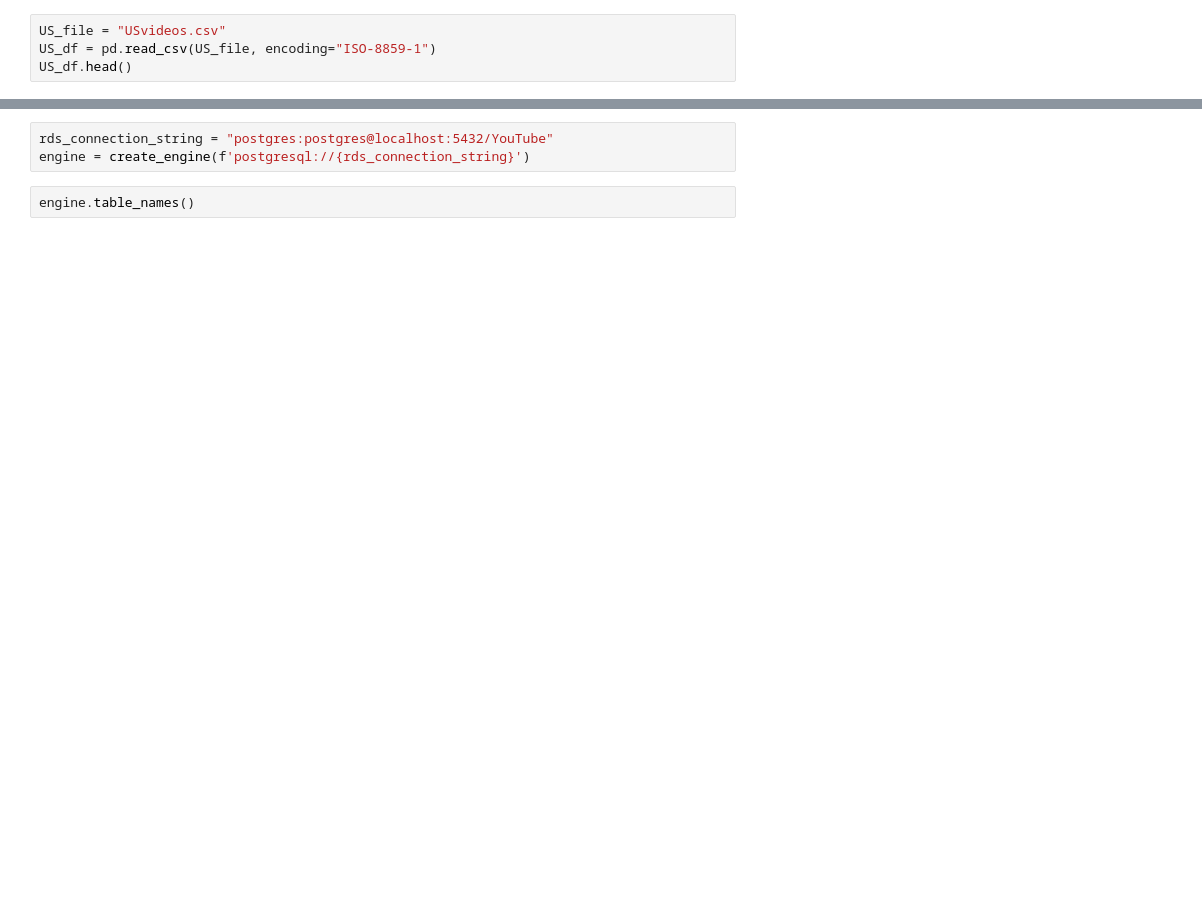
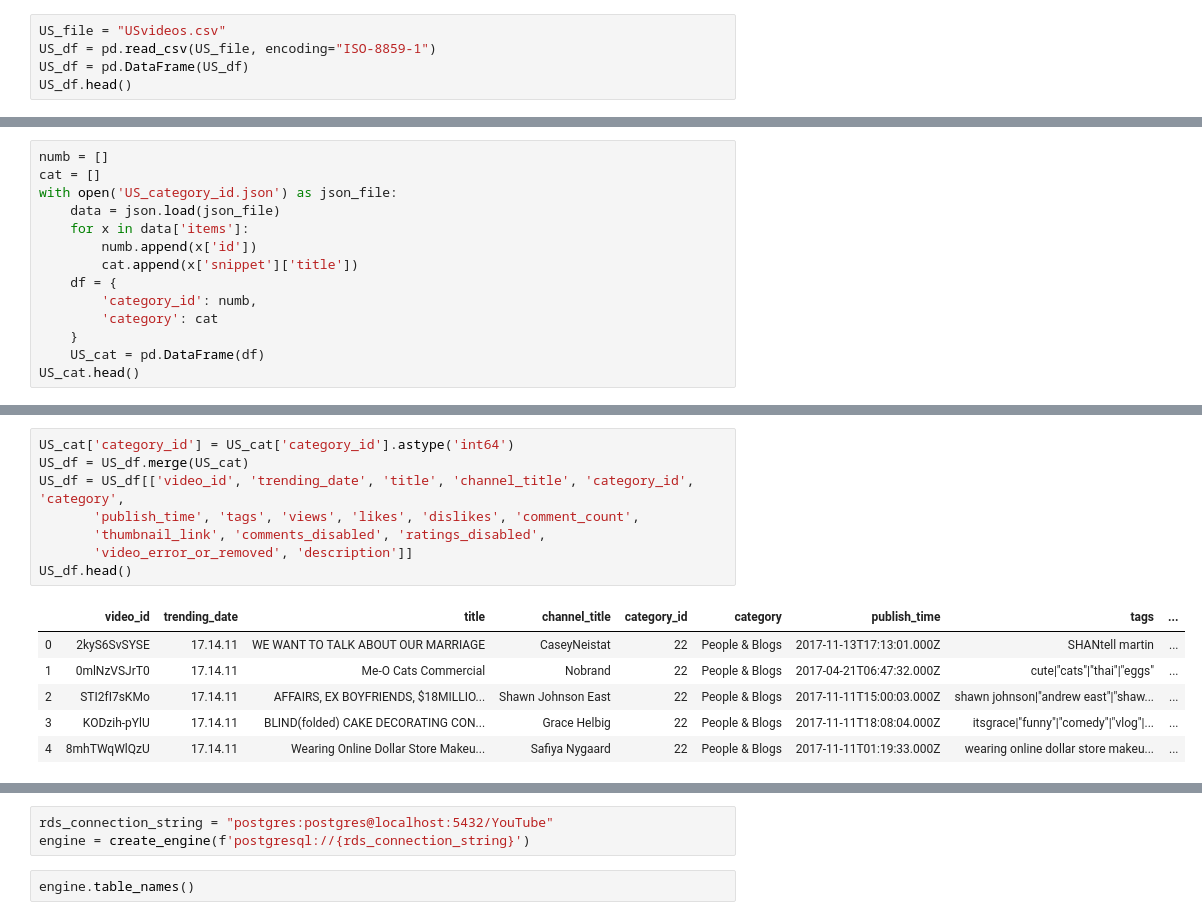
Before and after one commit to ShawnAdvani/Project2, a Jupyter notebook: db/raw_data/SQL_upload.ipynb, the cells around one changed output, grey strips where cells are left out. Cells and saved outputs as stored; diff of their text form; blank space fills up the shorter version.

Commit message:
data merging

```diff
--- a/db/raw_data/SQL_upload.ipynb
+++ b/db/raw_data/SQL_upload.ipynb
@@ -4,6 +5,7 @@ from sqlalchemy import create_engine
 # %%
 US_file = "USvideos.csv"
 US_df = pd.read_csv(US_file, encoding="ISO-8859-1")
+US_df = pd.DataFrame(US_df)
 US_df.head()
 # %% [output]
 |  | video_id | trending_date | title | channel_title | category_id | publish_time | tags | views | likes | ... |
@@ -23,3 +25,17 @@ GB_df.head()
 | 2 | n1WpP7iowLc | 17.14.11 | Eminem - Walk On Water (Audio) ft... | EminemVEVO | 10 | 2017-11-10T17:00:03.000Z | Eminem|"Walk"|"On"|"Water"|"After... | 17158579 | 787420 | ... |
 | 3 | PUTEiSjKwJU | 17.14.11 | Goals from Salford City vs Class ... | Salford City Football Club | 17 | 2017-11-13T02:30:38.000Z | Salford City FC|"Salford City"|"S... | 27833 | 193 | ... |
 | 4 | rHwDegptbI4 | 17.14.11 | Dashcam captures truck's near mis... | Cute Girl Videos | 25 | 2017-11-13T01:45:13.000Z | [none] | 9815 | 30 | ... |
+# %%
+numb = []
+cat = []
+with open('US_category_id.json') as json_file:
+    data = json.load(json_file)
+    for x in data['items']:
+        numb.append(x['id'])
+        cat.append(x['snippet']['title'])
+    df = {
+        'category_id': numb,
+        'category': cat
+    }
+    US_cat = pd.DataFrame(df)
+US_cat.head()
@@ -25,0 +49,15 @@ GB_df.head()
+# %%
+US_cat['category_id'] = US_cat['category_id'].astype('int64')
+US_df = US_df.merge(US_cat)
+US_df = US_df[['video_id', 'trending_date', 'title', 'channel_title', 'category_id', 'category',
+       'publish_time', 'tags', 'views', 'likes', 'dislikes', 'comment_count',
+       'thumbnail_link', 'comments_disabled', 'ratings_disabled',
+       'video_error_or_removed', 'description']]
+US_df.head()
+# %% [output]
+|  | video_id | trending_date | title | channel_title | category_id | category | publish_time | tags | ... |
+| 0 | 2kyS6SvSYSE | 17.14.11 | WE WANT TO TALK ABOUT OUR MARRIAGE | CaseyNeistat | 22 | People & Blogs | 2017-11-13T17:13:01.000Z | SHANtell martin | ... |
+| 1 | 0mlNzVSJrT0 | 17.14.11 | Me-O Cats Commercial | Nobrand | 22 | People & Blogs | 2017-04-21T06:47:32.000Z | cute|"cats"|"thai"|"eggs" | ... |
+| 2 | STI2fI7sKMo | 17.14.11 | AFFAIRS, EX BOYFRIENDS, $18MILLIO... | Shawn Johnson East | 22 | People & Blogs | 2017-11-11T15:00:03.000Z | shawn johnson|"andrew east"|"shaw... | ... |
+| 3 | KODzih-pYlU | 17.14.11 | BLIND(folded) CAKE DECORATING CON... | Grace Helbig | 22 | People & Blogs | 2017-11-11T18:08:04.000Z | itsgrace|"funny"|"comedy"|"vlog"|... | ... |
+| 4 | 8mhTWqWlQzU | 17.14.11 | Wearing Online Dollar Store Makeu... | Safiya Nygaard | 22 | People & Blogs | 2017-11-11T01:19:33.000Z | wearing online dollar store makeu... | ... |
```
Also changed, not shown: parts of 5 cells of this notebook.
